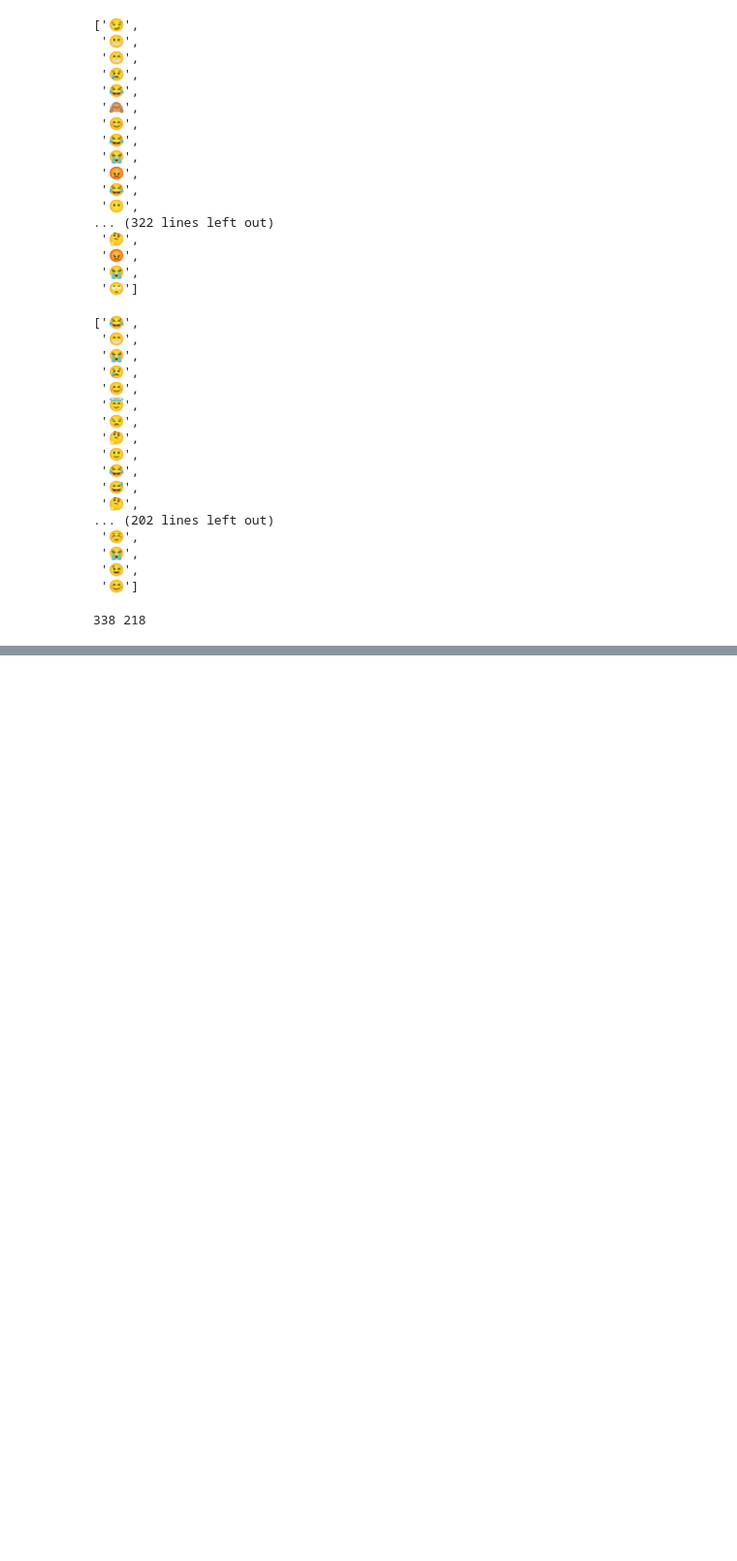
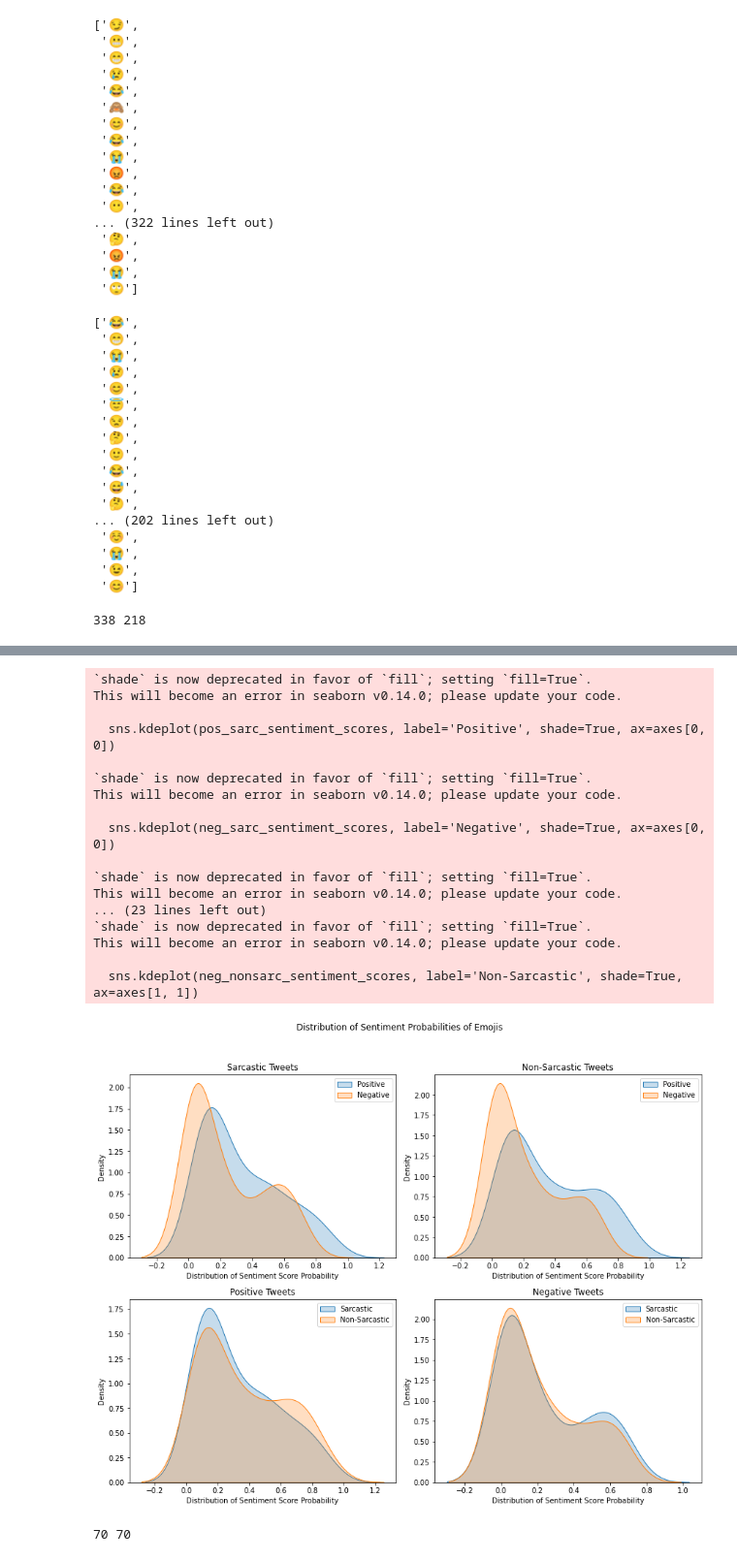
Before and after one commit to sba22224/Capstone_SBA22224, a Jupyter notebook: Code_Notebooks/Survey Data Processing.ipynb, the cells around one changed output, grey strips where cells are left out. Shown at 97% size. Saved outputs shown, nothing was run; the diff lists cells and outputs as text; code cells hidden in the pictures; blank space fills up the shorter version.

```diff
--- a/Code_Notebooks/Survey Data Processing.ipynb
+++ b/Code_Notebooks/Survey Data Processing.ipynb
@@ -1239,0 +1464,78 @@ print(len(sarc_emojis_list), len(nonsarc_emojis_list))
+# %%
+#Use KDE plots to compare
+
+# Convert sentiment score dictionaries to lists
+pos_sarc_sentiment_scores = list(pos_sarc_emoji_sentiment.values())
+pos_nonsarc_sentiment_scores = list(pos_nonsarc_emoji_sentiment.values())
+neg_sarc_sentiment_scores = list(neg_sarc_emoji_sentiment.values())
+neg_nonsarc_sentiment_scores = list(neg_nonsarc_emoji_sentiment.values())
+
+#Define layout of plots
+fig, axes = plt.subplots(2, 2, figsize=(12, 10))
+
+#Define plot content
+sns.kdeplot(pos_sarc_sentiment_scores, label='Positive', shade=True, ax=axes[0, 0])
+sns.kdeplot(neg_sarc_sentiment_scores, label='Negative', shade=True, ax=axes[0, 0])
+sns.kdeplot(pos_nonsarc_sentiment_scores, label='Positive', shade=True, ax=axes[0, 1])
+sns.kdeplot(neg_nonsarc_sentiment_scores, label='Negative', shade=True, ax=axes[0, 1])
+sns.kdeplot(pos_sarc_sentiment_scores, label='Sarcastic', shade=True, ax=axes[1, 0])
+sns.kdeplot(pos_nonsarc_sentiment_scores, label='Non-Sarcastic', shade=True, ax=axes[1, 0])
+sns.kdeplot(neg_sarc_sentiment_scores, label='Sarcastic', shade=True, ax=axes[1, 1])
+sns.kdeplot(neg_nonsarc_sentiment_scores, label='Non-Sarcastic', shade=True, ax=axes[1, 1])
+
+#Set subplot titles
+axes[0, 0].set_title('Sarcastic Tweets')
+axes[0, 1].set_title('Non-Sarcastic Tweets')
+axes[1, 0].set_title('Positive Tweets')
+axes[1, 1].set_title('Negative Tweets')
+
+#Add legends to each subplot
+axes[0, 0].legend()
+axes[0, 1].legend()
+axes[1, 0].legend()
+axes[1, 1].legend()
+
+#Add axis titles for each subplot
+axes[0, 0].set_xlabel('Distribution of Sentiment Score Probability')
+axes[0, 0].set_ylabel('Density')
+axes[0, 1].set_xlabel('Distribution of Sentiment Score Probability')
+axes[0, 1].set_ylabel('Density')
+axes[1, 0].set_xlabel('Distribution of Sentiment Score Probability')
+axes[1, 0].set_ylabel('Density')
+axes[1, 1].set_xlabel('Distribution of Sentiment Score Probability')
+axes[1, 1].set_ylabel('Density')
+
+#Set overall title
+plt.suptitle('Distribution of Sentiment Probabilities of Emojis')
+
+#Adjust layout
+plt.tight_layout(rect=[0, 0.03, 1, 0.95])
+
+#Show the plot
+plt.show()
+# %% [output]
+`shade` is now deprecated in favor of `fill`; setting `fill=True`.
+This will become an error in seaborn v0.14.0; please update your code.
+
+  sns.kdeplot(pos_sarc_sentiment_scores, label='Positive', shade=True, ax=axes[0, 0])
+
+`shade` is now deprecated in favor of `fill`; setting `fill=True`.
+This will become an error in seaborn v0.14.0; please update your code.
+
+  sns.kdeplot(neg_sarc_sentiment_scores, label='Negative', shade=True, ax=axes[0, 0])
+
+`shade` is now deprecated in favor of `fill`; setting `fill=True`.
+This will become an error in seaborn v0.14.0; please update your code.
+... (23 lines left out)
+`shade` is now deprecated in favor of `fill`; setting `fill=True`.
+This will become an error in seaborn v0.14.0; please update your code.
+
+  sns.kdeplot(neg_nonsarc_sentiment_scores, label='Non-Sarcastic', shade=True, ax=axes[1, 1])
+[figure, added]
+# %%
+#Check for statistical significance in the positivity/negativity emojis in positive/negative tweets
+
+#Check the length of each list
+print(len(pos_sarc_sentiment_scores), len(neg_sarc_sentiment_scores))
+# %% [output]
+70 70
```
Also changed, not shown: parts of 34 cells of this notebook.
